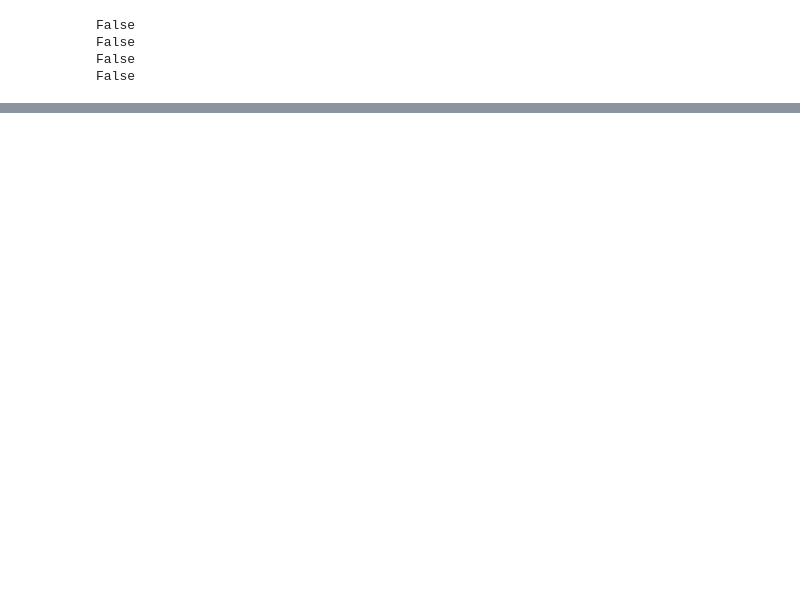
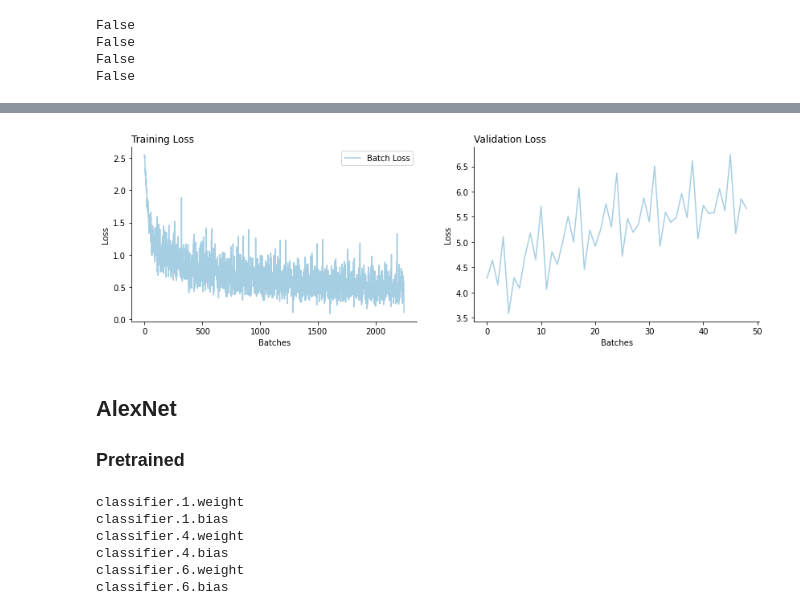
Before and after one commit to FiratSaritas/manhole-cover-classification, a Jupyter notebook: model/model_s.ipynb, the cells around one changed output, grey strips where cells are left out. Cells and saved outputs as stored; diff of their text form; code cells hidden in the pictures; blank space fills up the shorter version.

```diff
--- a/model/model_s.ipynb
+++ b/model/model_s.ipynb
@@ -146,0 +197,12 @@ res = train_network(
+# %%
+criterion = nn.CrossEntropyLoss()
+optimizer = optim.Adam(convnext.model.parameters(), lr=0.001)
+# %%
+convnext.train(
+    criterion=criterion,
+    optimizer=optimizer,
+    n_epochs=5,
+    dataloader_train=dataloader_train,
+    dataloader_val=dataloader_val,
+    verbose=True
+)
@@ -146,0 +216,10 @@ res = train_network(
+# %%
+EvaluationPlots.plot_train_val_loss(convnext.train_losses,
+                                    convnext.eval_losses,
+                                    convnext.epoch_loss)
+# %% [output]
+[figure, added]
+# %% [markdown]
+## AlexNet
+
+### Pretrained
@@ -146,0 +234,13 @@ res = train_network(
+# %%
+# Switch on gradients for classifer
+for name, param in alexnet_.named_parameters():
+    if 'classifier' in name:
+        param.requires_grad = True
+        print(name)
+# %% [output]
+classifier.1.weight
+classifier.1.bias
+classifier.4.weight
+classifier.4.bias
+classifier.6.weight
+classifier.6.bias
```
Also changed, not shown: parts of 43 cells of this notebook.
